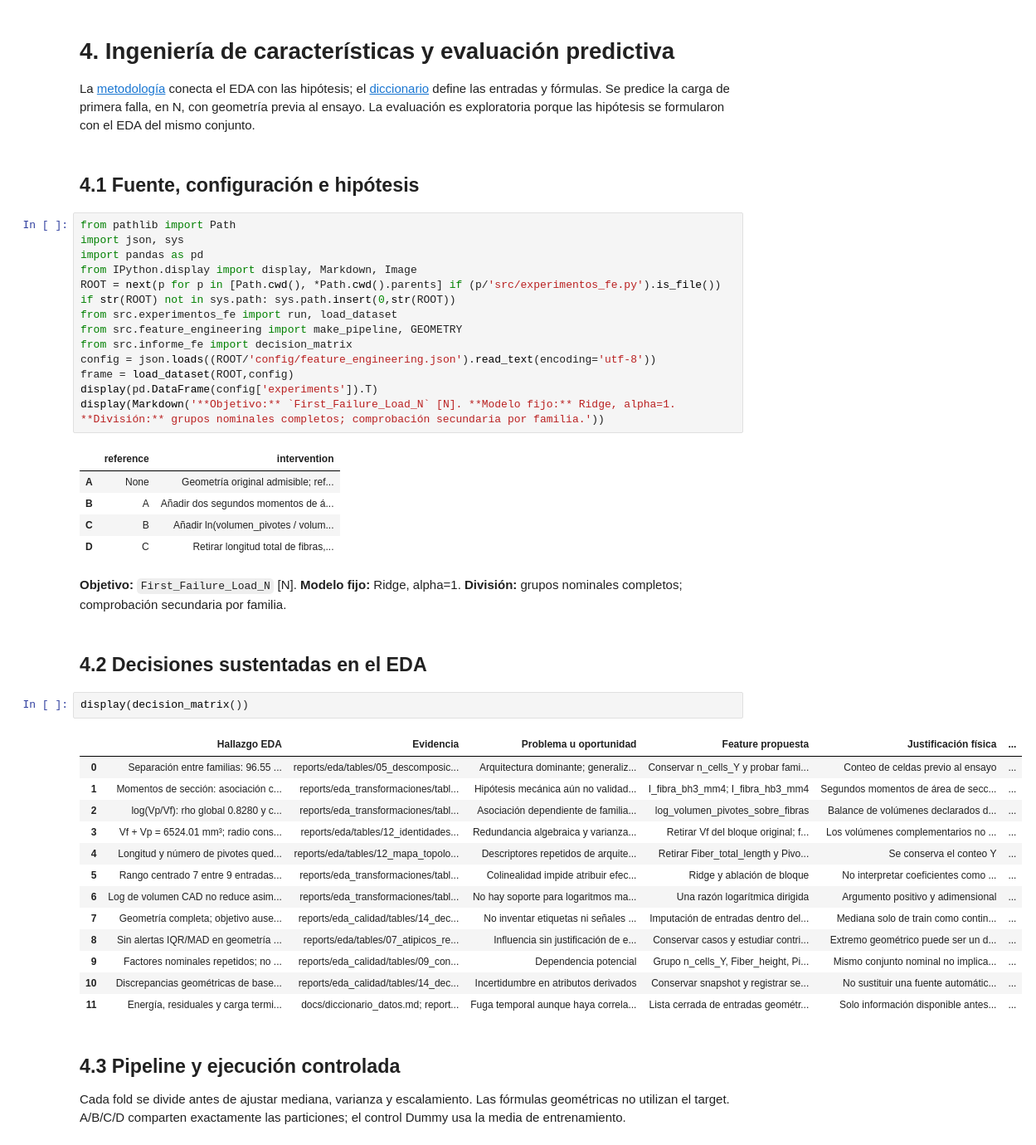
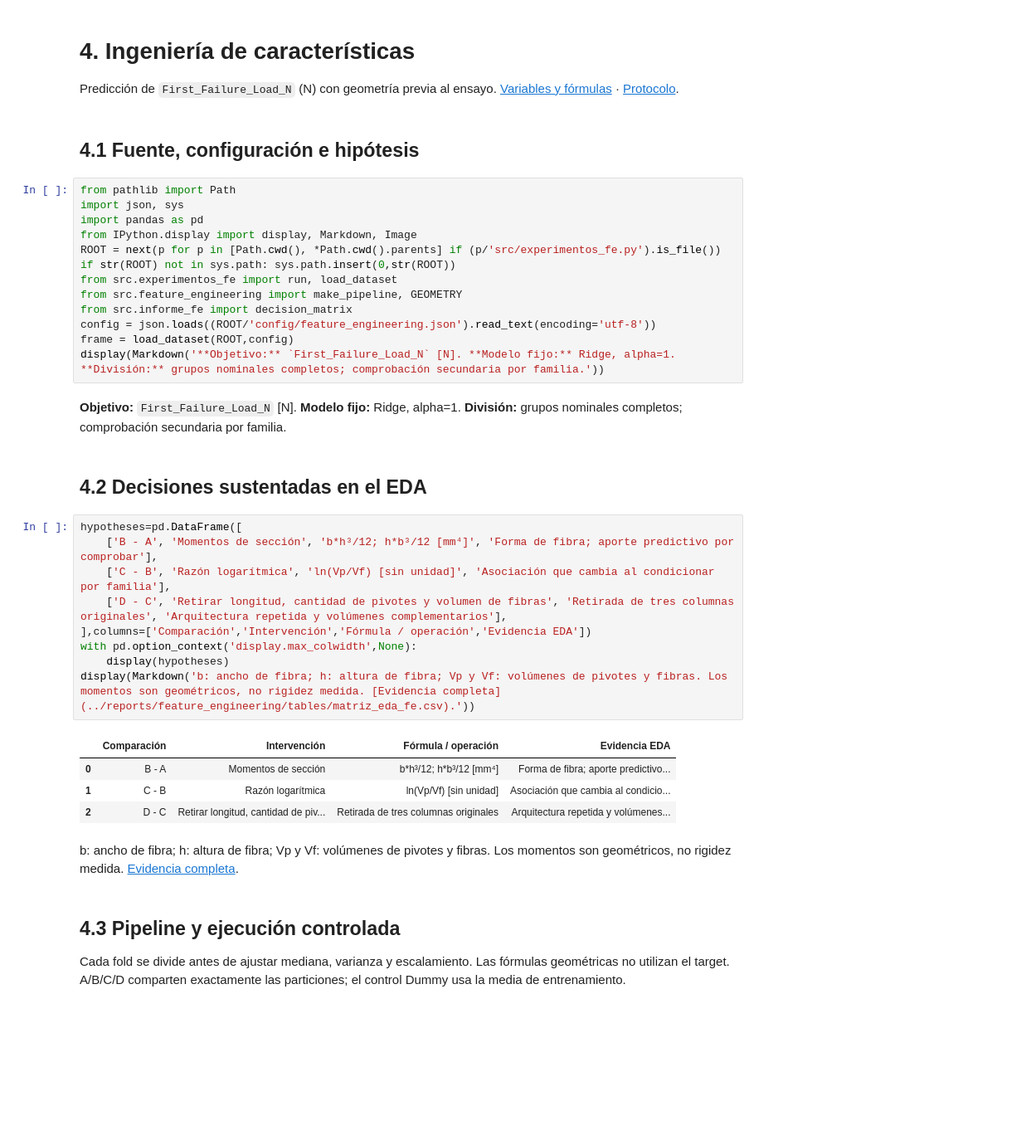
Before and after one commit to melissaaylasb-sudo/T02_MIA14_SeccionB, a Jupyter notebook: notebooks/04_Feature_Engineering_Pantograficas.ipynb, the cells around one changed output. Shown at 83% size. Saved outputs shown, nothing was run; the diff lists cells and outputs as text; blank space fills up the shorter version.

Commit message:
Prioriza notebook y reduce documentacion repetida de FE

```diff
--- a/notebooks/04_Feature_Engineering_Pantograficas.ipynb
+++ b/notebooks/04_Feature_Engineering_Pantograficas.ipynb
@@ -1,7 +1,7 @@
 # %% [markdown]
-# 4. Ingeniería de características y evaluación predictiva
+# 4. Ingeniería de características
 
-La [metodología](../docs/feature_engineering.md) conecta el EDA con las hipótesis; el [diccionario](../docs/diccionario_features.md) define las entradas y fórmulas. Se predice la carga de primera falla, en N, con geometría previa al ensayo. La evaluación es exploratoria porque las hipótesis se formularon con el EDA del mismo conjunto.
+Predicción de `First_Failure_Load_N` (N) con geometría previa al ensayo. [Variables y fórmulas](../docs/diccionario_features.md) · [Protocolo](../docs/feature_engineering.md).
 # %% [markdown]
 ## 4.1 Fuente, configuración e hipótesis
 # %%
@@ -16,33 +16,26 @@ from src.feature_engineering import make_pipeline, GEOMETRY
 from src.informe_fe import decision_matrix
 config = json.loads((ROOT/'config/feature_engineering.json').read_text(encoding='utf-8'))
 frame = load_dataset(ROOT,config)
-display(pd.DataFrame(config['experiments']).T)
 display(Markdown('**Objetivo:** `First_Failure_Load_N` [N]. **Modelo fijo:** Ridge, alpha=1. **División:** grupos nominales completos; comprobación secundaria por familia.'))
 # %% [output]
-|  | reference | intervention |
-| A | None | Geometría original admisible; ref... |
-| B | A | Añadir dos segundos momentos de á... |
-| C | B | Añadir ln(volumen_pivotes / volum... |
-| D | C | Retirar longitud total de fibras,... |
 **Objetivo:** `First_Failure_Load_N` [N]. **Modelo fijo:** Ridge, alpha=1. **División:** grupos nominales completos; comprobación secundaria por familia.
 # %% [markdown]
 ## 4.2 Decisiones sustentadas en el EDA
 # %%
-display(decision_matrix())
+hypotheses=pd.DataFrame([
+    ['B - A', 'Momentos de sección', 'b*h³/12; h*b³/12 [mm⁴]', 'Forma de fibra; aporte predictivo por comprobar'],
+    ['C - B', 'Razón logarítmica', 'ln(Vp/Vf) [sin unidad]', 'Asociación que cambia al condicionar por familia'],
+    ['D - C', 'Retirar longitud, cantidad de pivotes y volumen de fibras', 'Retirada de tres columnas originales', 'Arquitectura repetida y volúmenes complementarios'],
+],columns=['Comparación','Intervención','Fórmula / operación','Evidencia EDA'])
+with pd.option_context('display.max_colwidth',None):
+    display(hypotheses)
+display(Markdown('b: ancho de fibra; h: altura de fibra; Vp y Vf: volúmenes de pivotes y fibras. Los momentos son geométricos, no rigidez medida. [Evidencia completa](../reports/feature_engineering/tables/matriz_eda_fe.csv).'))
 # %% [output]
-|  | Hallazgo EDA | Evidencia | Problema u oportunidad | Feature propuesta | Justificación física | ... |
-| 0 | Separación entre familias: 96.55 ... | reports/eda/tables/05_descomposic... | Arquitectura dominante; generaliz... | Conservar n_cells_Y y probar fami... | Conteo de celdas previo al ensayo | ... |
-| 1 | Momentos de sección: asociación c... | reports/eda_transformaciones/tabl... | Hipótesis mecánica aún no validad... | I_fibra_bh3_mm4; I_fibra_hb3_mm4 | Segundos momentos de área de secc... | ... |
-| 2 | log(Vp/Vf): rho global 0.8280 y c... | reports/eda_transformaciones/tabl... | Asociación dependiente de familia... | log_volumen_pivotes_sobre_fibras | Balance de volúmenes declarados d... | ... |
-| 3 | Vf + Vp = 6524.01 mm³; radio cons... | reports/eda/tables/12_identidades... | Redundancia algebraica y varianza... | Retirar Vf del bloque original; f... | Los volúmenes complementarios no ... | ... |
-| 4 | Longitud y número de pivotes qued... | reports/eda/tables/12_mapa_topolo... | Descriptores repetidos de arquite... | Retirar Fiber_total_length y Pivo... | Se conserva el conteo Y | ... |
-| 5 | Rango centrado 7 entre 9 entradas... | reports/eda_transformaciones/tabl... | Colinealidad impide atribuir efec... | Ridge y ablación de bloque | No interpretar coeficientes como ... | ... |
-| 6 | Log de volumen CAD no reduce asim... | reports/eda_transformaciones/tabl... | No hay soporte para logaritmos ma... | Una razón logarítmica dirigida | Argumento positivo y adimensional | ... |
-| 7 | Geometría completa; objetivo ause... | reports/eda_calidad/tables/14_dec... | No inventar etiquetas ni señales ... | Imputación de entradas dentro del... | Mediana solo de train como contin... | ... |
-| 8 | Sin alertas IQR/MAD en geometría ... | reports/eda/tables/07_atipicos_re... | Influencia sin justificación de e... | Conservar casos y estudiar contri... | Extremo geométrico puede ser un d... | ... |
-| 9 | Factores nominales repetidos; no ... | reports/eda_calidad/tables/09_con... | Dependencia potencial | Grupo n_cells_Y, Fiber_height, Pi... | Mismo conjunto nominal no implica... | ... |
-| 10 | Discrepancias geométricas de base... | reports/eda_calidad/tables/14_dec... | Incertidumbre en atributos derivados | Conservar snapshot y registrar se... | No sustituir una fuente automátic... | ... |
-| 11 | Energía, residuales y carga termi... | docs/diccionario_datos.md; report... | Fuga temporal aunque haya correla... | Lista cerrada de entradas geométr... | Solo información disponible antes... | ... |
+|  | Comparación | Intervención | Fórmula / operación | Evidencia EDA |
+| 0 | B - A | Momentos de sección | b*h³/12; h*b³/12 [mm⁴] | Forma de fibra; aporte predictivo... |
+| 1 | C - B | Razón logarítmica | ln(Vp/Vf) [sin unidad] | Asociación que cambia al condicio... |
+| 2 | D - C | Retirar longitud, cantidad de piv... | Retirada de tres columnas originales | Arquitectura repetida y volúmenes... |
+b: ancho de fibra; h: altura de fibra; Vp y Vf: volúmenes de pivotes y fibras. Los momentos son geométricos, no rigidez medida. [Evidencia completa](../reports/feature_engineering/tables/matriz_eda_fe.csv).
 # %% [markdown]
 ## 4.3 Pipeline y ejecución controlada
 
```
Also changed, not shown: parts of 10 cells of this notebook, 17 other files.
